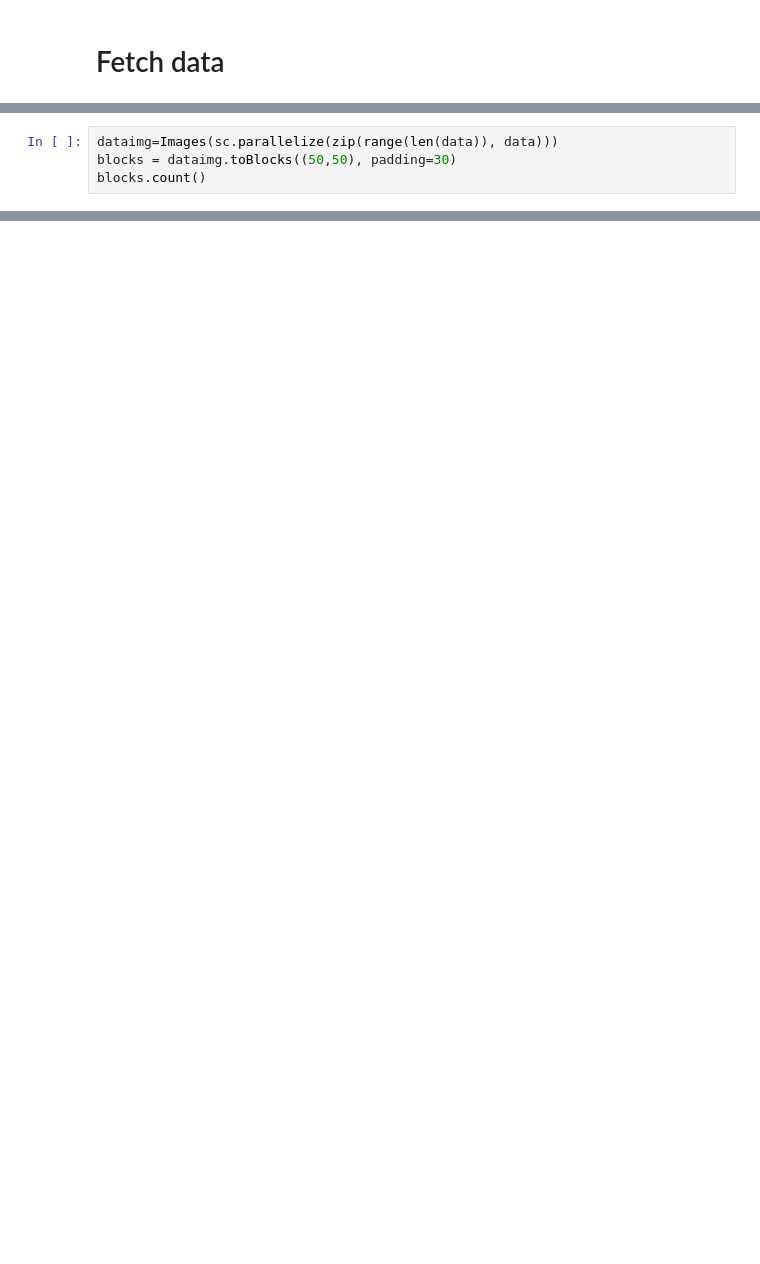
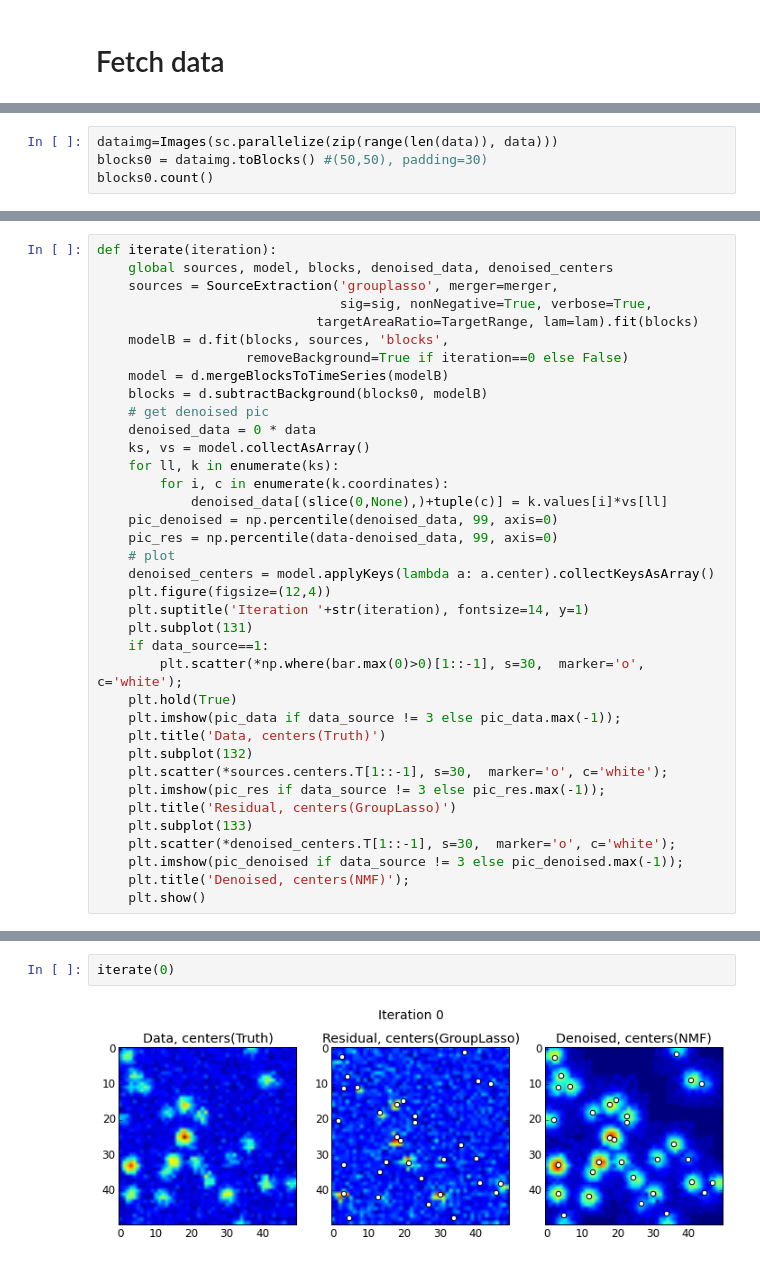
Before and after one commit to soudry/ROI_detect, a Jupyter notebook: sparkify-Demo.ipynb, the cells around one changed output, grey strips where cells are left out. Drawn from its saved outputs; the diff is of its cells as text; blank space fills up the shorter version.

```diff
--- a/sparkify-Demo.ipynb
+++ b/sparkify-Demo.ipynb
@@ -52,6 +55,6 @@ elif data_source == 3:   # Use experimental 3D data
     lam = 0.001
 # %%
 dataimg=Images(sc.parallelize(zip(range(len(data)), data)))
-blocks = dataimg.toBlocks((50,50), padding=30)
-blocks.count()
+blocks0 = dataimg.toBlocks() #(50,50), padding=30)
+blocks0.count()
 # %% [output]
@@ -58,0 +64,37 @@ blocks.count()
+# %%
+def iterate(iteration):
+    global sources, model, blocks, denoised_data, denoised_centers
+    sources = SourceExtraction('grouplasso', merger=merger,
+                               sig=sig, nonNegative=True, verbose=True,
+                            targetAreaRatio=TargetRange, lam=lam).fit(blocks)
+    modelB = d.fit(blocks, sources, 'blocks',
+                   removeBackground=True if iteration==0 else False)
+    model = d.mergeBlocksToTimeSeries(modelB)
+    blocks = d.subtractBackground(blocks0, modelB)
+    # get denoised pic
+    denoised_data = 0 * data
+    ks, vs = model.collectAsArray()
+    for ll, k in enumerate(ks):
+        for i, c in enumerate(k.coordinates):
+            denoised_data[(slice(0,None),)+tuple(c)] = k.values[i]*vs[ll]
+    pic_denoised = np.percentile(denoised_data, 99, axis=0)
+    pic_res = np.percentile(data-denoised_data, 99, axis=0)
+    # plot
+    denoised_centers = model.applyKeys(lambda a: a.center).collectKeysAsArray()
+    plt.figure(figsize=(12,4))
+    plt.suptitle('Iteration '+str(iteration), fontsize=14, y=1)
+    plt.subplot(131)
+    if data_source==1:
+        plt.scatter(*np.where(bar.max(0)>0)[1::-1], s=30,  marker='o', c='white');
+    plt.hold(True)
+    plt.imshow(pic_data if data_source != 3 else pic_data.max(-1));
+    plt.title('Data, centers(Truth)')
+    plt.subplot(132)
+    plt.scatter(*sources.centers.T[1::-1], s=30,  marker='o', c='white');
+    plt.imshow(pic_res if data_source != 3 else pic_res.max(-1));
+    plt.title('Residual, centers(GroupLasso)')
+    plt.subplot(133)
+    plt.scatter(*denoised_centers.T[1::-1], s=30,  marker='o', c='white');
+    plt.imshow(pic_denoised if data_source != 3 else pic_denoised.max(-1));
+    plt.title('Denoised, centers(NMF)');
+    plt.show()
@@ -85,0 +164,4 @@ residual = data - denoised_data
+# %%
+iterate(0)
+# %% [output]
+[figure, added]
```
Also changed, not shown: parts of 24 cells of this notebook, 3 other files.
